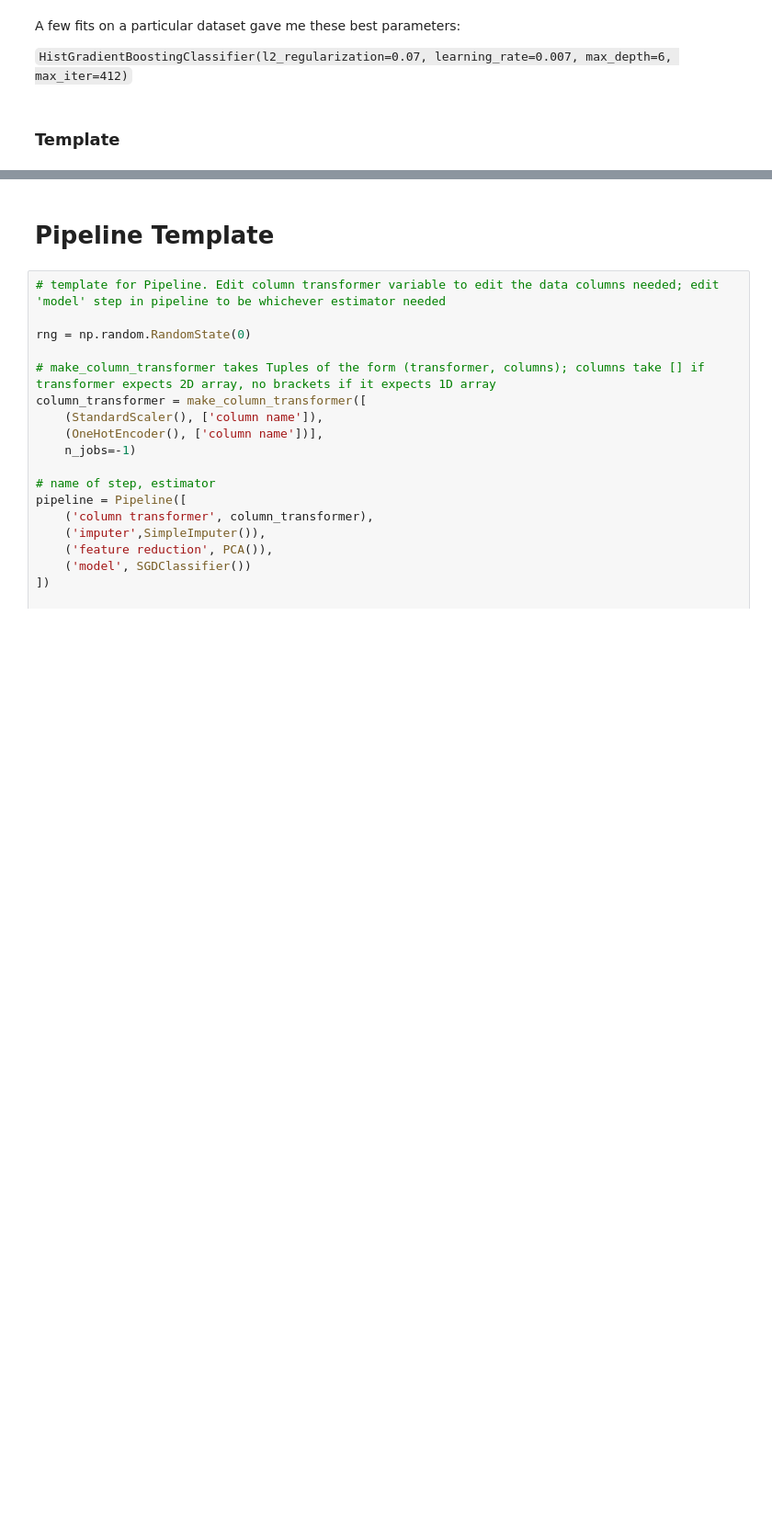
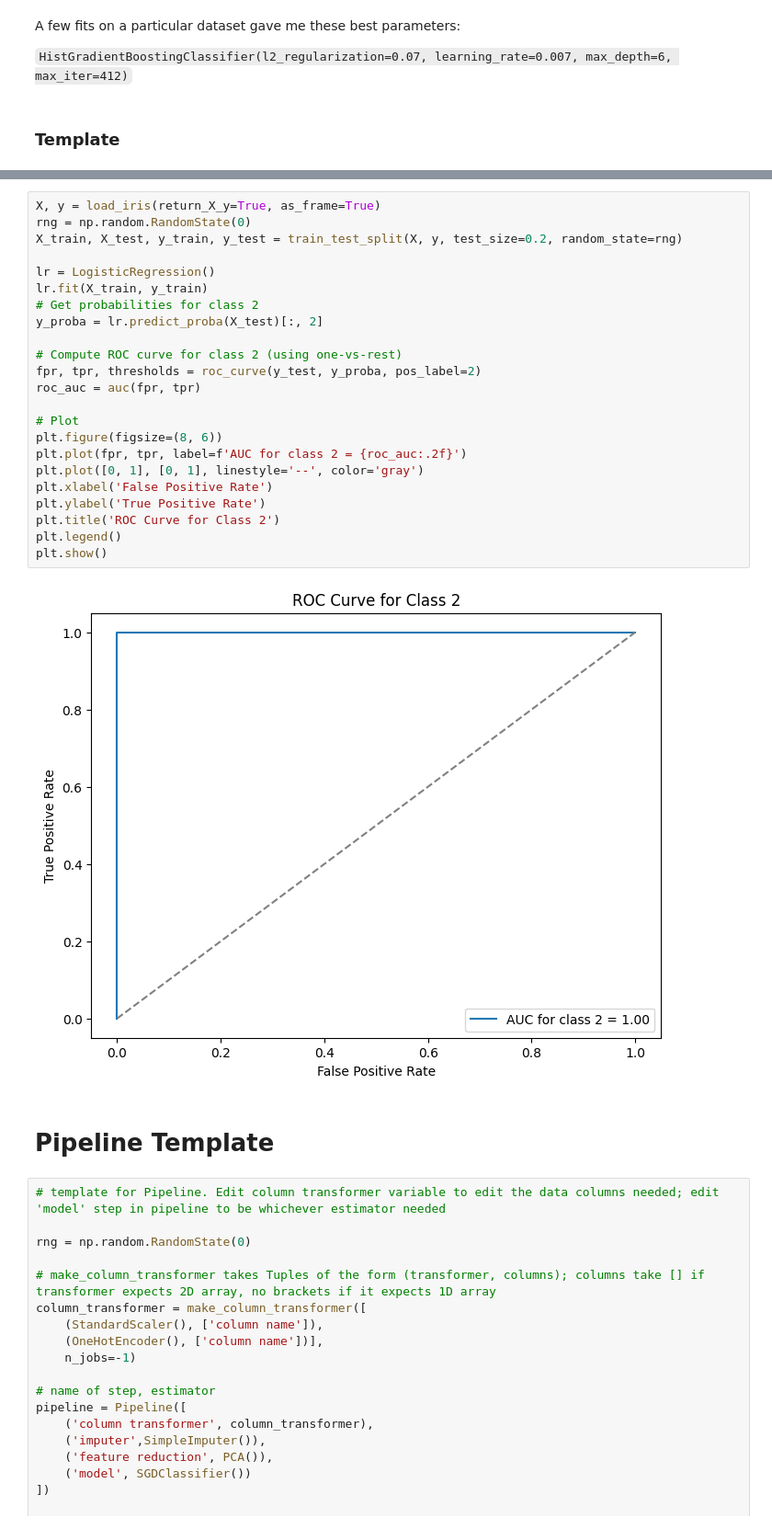
Before and after one commit to dpons222/ML-AI-Self-Learning, a Jupyter notebook: Scikit-Learn/scikit-learn-notes.ipynb, the cells around one changed output, grey strips where cells are left out. Shown at 92% size. Cells and saved outputs as stored; diff of their text form; blank space fills up the shorter version.

```diff
--- a/Scikit-Learn/scikit-learn-notes.ipynb
+++ b/Scikit-Learn/scikit-learn-notes.ipynb
@@ -565,3 +694,28 @@ grid.fit(X_train, y_train)
+# %%
+X, y = load_iris(return_X_y=True, as_frame=True)
+rng = np.random.RandomState(0)
+X_train, X_test, y_train, y_test = train_test_split(X, y, test_size=0.2, random_state=rng)
+
+lr = LogisticRegression()
+lr.fit(X_train, y_train)
+# Get probabilities for class 2
+y_proba = lr.predict_proba(X_test)[:, 2]
+
+# Compute ROC curve for class 2 (using one-vs-rest)
+fpr, tpr, thresholds = roc_curve(y_test, y_proba, pos_label=2)
+roc_auc = auc(fpr, tpr)
+
+# Plot
+plt.figure(figsize=(8, 6))
+plt.plot(fpr, tpr, label=f'AUC for class 2 = {roc_auc:.2f}')
+plt.plot([0, 1], [0, 1], linestyle='--', color='gray')
+plt.xlabel('False Positive Rate')
+plt.ylabel('True Positive Rate')
+plt.title('ROC Curve for Class 2')
+plt.legend()
+plt.show()
+# %% [output]
+[figure, added]
 # %% [markdown]
 # Pipeline Template
 # %%
```
Also changed, not shown: parts of 21 cells of this notebook, 1 other file.
